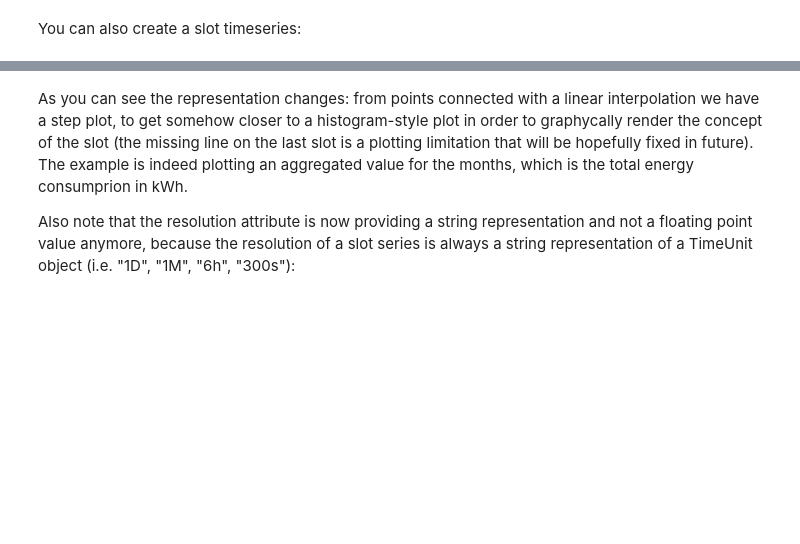
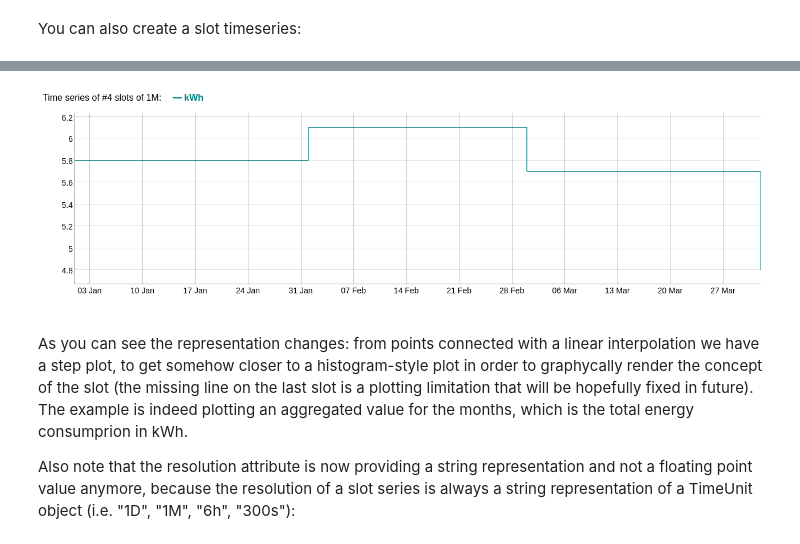
Before and after one commit to sarusso/Timeseria-notebooks, a Jupyter notebook: notebooks/Welcome.ipynb, the cells around one changed output, grey strips where cells are left out. Saved outputs shown, nothing was run; the diff lists cells and outputs as text; code cells hidden in the pictures; blank space fills up the shorter version.

```diff
--- a/notebooks/Welcome.ipynb
+++ b/notebooks/Welcome.ipynb
@@ -212,5 +248,7 @@ timeseries
 # %%
-timeseries.plot()
+timeseries.plot(interactive=False)
+# %% [output]
+[figure, added]
 # %% [markdown]
 As you can see the representation changes: from points connected with a linear interpolation we have a step plot, to get somehow closer to a histogram-style plot in order to graphycally render the concept of the slot (the missing line on the last slot is a plotting limitation that will be hopefully fixed in future). The example is indeed plotting an aggregated value for the months, which is the total energy consumprion in kWh.
 
```
Also changed, not shown: parts of 77 cells of this notebook, 1 other file.
